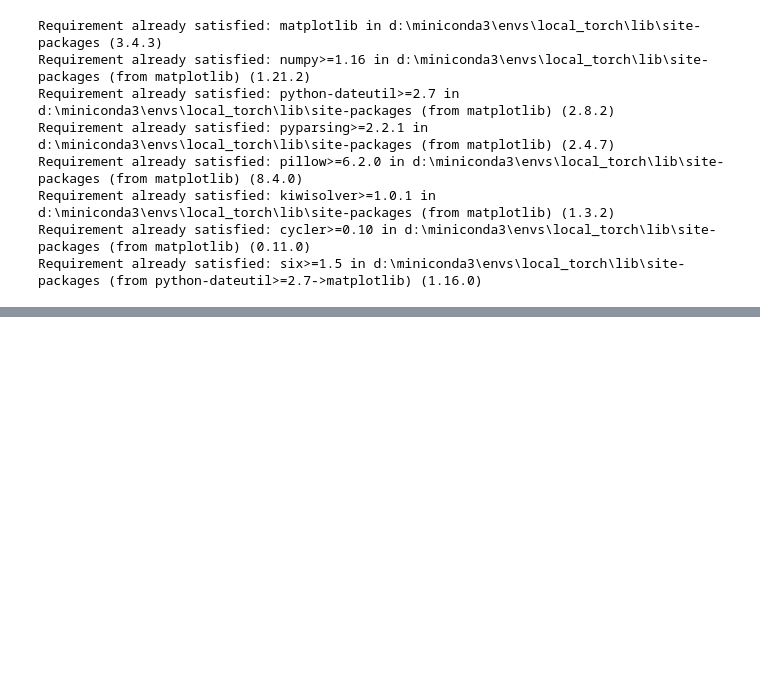
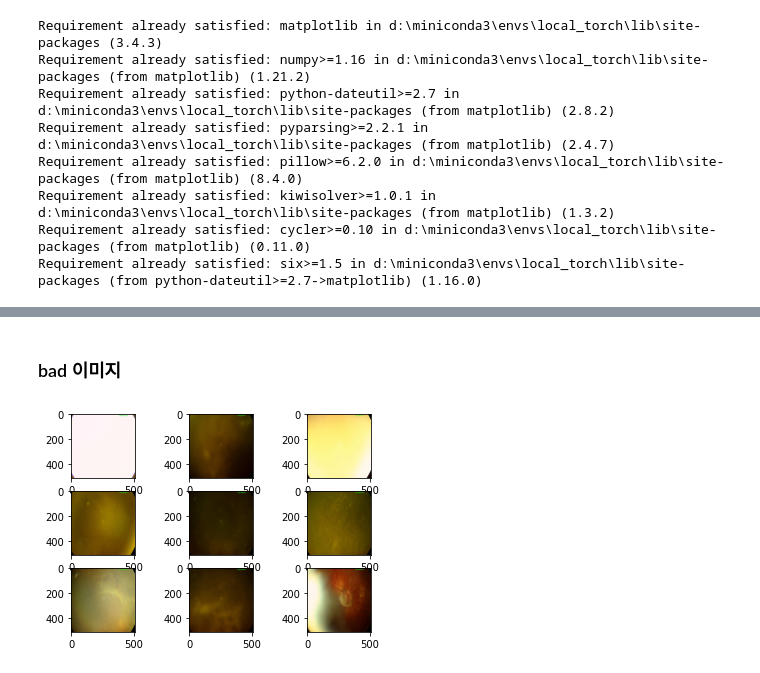
Before and after one commit to bub3690/medical_lab_semina, a Jupyter notebook: papers/EyeQual/EyeQual구현.ipynb, the cells around one changed output, grey strips where cells are left out. Drawn from its saved outputs; the diff is of its cells as text; code cells hidden in the pictures; blank space fills up the shorter version.

```diff
--- a/papers/EyeQual/EyeQual구현.ipynb
+++ b/papers/EyeQual/EyeQual구현.ipynb
@@ -26,0 +60,13 @@ print(torch.__version__,DEVICE)
+# %%
+bad_path = "./data/DRIMDB/Bad/"
+bad_list = os.listdir(bad_path)
+bad_data_list = [  data for data in  bad_list if data != 'drimdb_bad']
+
+bad_data = []
+for data in bad_data_list:
+    temp_img=cv2.imread(bad_path+data)
+    #이미지 사이즈 논문에 맞게 512 512
+    temp_img=cv2.resize(temp_img,(512,512))
+    temp_img=cv2.cvtColor(temp_img, cv2.COLOR_BGR2RGB)#PLOT 출력위해
+    bad_data.append(temp_img)
+print("bad: ",len(bad_data))
@@ -26,0 +84,9 @@ print(torch.__version__,DEVICE)
+# %% [markdown]
+### bad 이미지
+# %%
+plt.figure(3)
+for i in range(0,9):
+    plt.subplot(3,3,i+1)
+    plt.imshow(bad_data[i])
+# %% [output]
+[figure, added]
```
Also changed, not shown: parts of 17 cells of this notebook, 4 other files.
